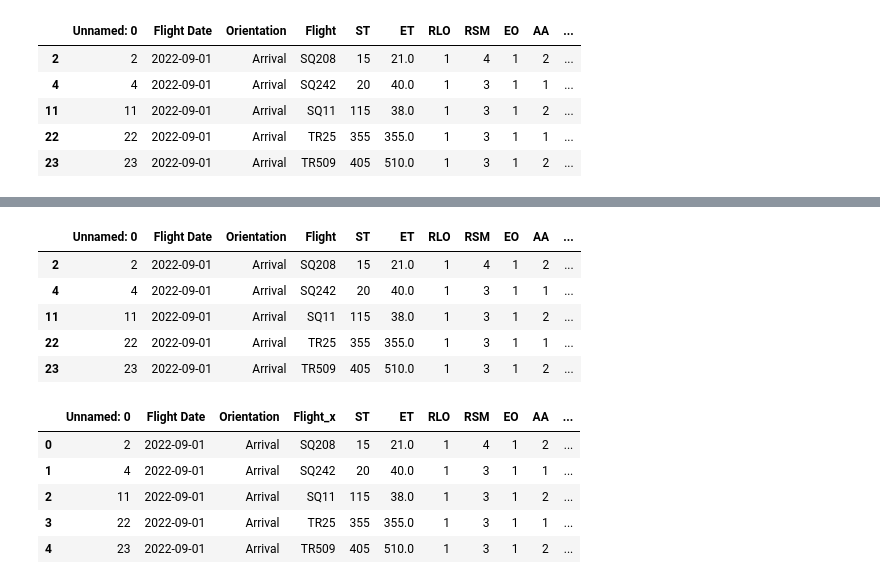
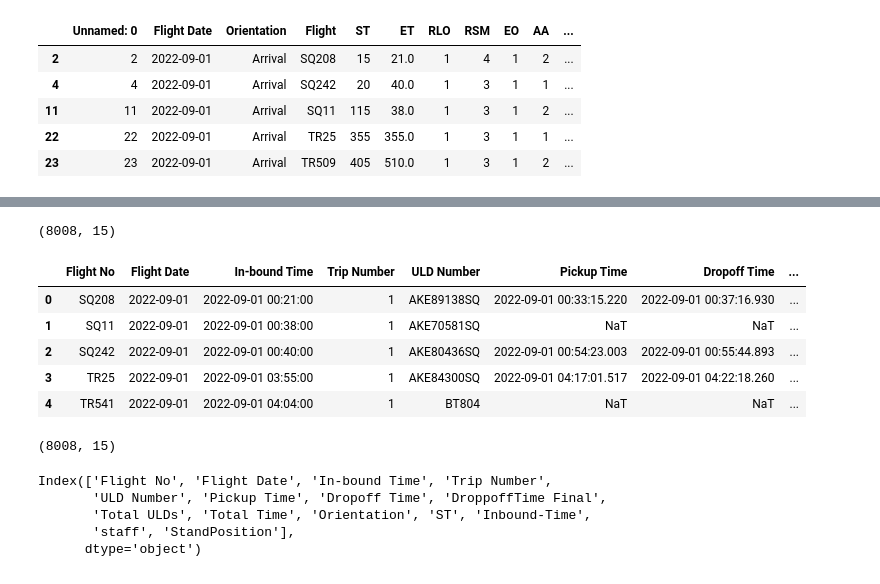
Before and after one commit to mishi-sarfraz/pythonProjects, a Jupyter notebook: FlightData.ipynb, the cells around one changed output, grey strips where cells are left out. Drawn from its saved outputs; the diff is of its cells as text; code cells hidden in the pictures.

```diff
--- a/FlightData.ipynb
+++ b/FlightData.ipynb
@@ -1640,0 +1839,4 @@ datastaff = datastaff.assign(Total = datastaff[~datastaff['Flight'].isin(dataBug
+# %%
+dataBay.rename(columns={'ArrivalFlight':'Flight No','AIBTDateTimeOffset':'In-bound Time'},inplace=True)
+# %%
+datasBB=datastaffBugagge.merge(dataBay,on=['In-bound Time','Flight No'],how='left')
@@ -1640,0 +1867,4 @@ datastaff = datastaff.assign(Total = datastaff[~datastaff['Flight'].isin(dataBug
+# %%
+# datasBB.drop(columns= {['RLO ', 'RSM', 'EO', 'AA']} ,inplace=True)
+# drop column by indexes
+datasBB.drop(datasBB.columns[[10,14,15,16,17]],axis=1,inplace=True)
@@ -1641,18 +1891,16 @@ datastaff = datastaff.assign(Total = datastaff[~datastaff['Flight'].isin(dataBug
+# %%
+# datasBB.drop(datasBB.columns[[15:]],inplace=True)
+datasBB.drop(datasBB.columns[15:],axis=1,inplace=True)
+# %%
+datasBB.shape
+# %% [output]
+(8008, 15)
 # %%
-datastaff.head()
+datasBB.head()
 # %% [output]
-|  | Unnamed: 0 | Flight Date | Orientation | Flight | ST | ET | RLO | RSM | EO | AA | ... |
-| 2 | 2 | 2022-09-01 | Arrival | SQ208 | 15 | 21.0 | 1 | 4 | 1 | 2 | ... |
-| 4 | 4 | 2022-09-01 | Arrival | SQ242 | 20 | 40.0 | 1 | 3 | 1 | 1 | ... |
-| 11 | 11 | 2022-09-01 | Arrival | SQ11 | 115 | 38.0 | 1 | 3 | 1 | 2 | ... |
-| 22 | 22 | 2022-09-01 | Arrival | TR25 | 355 | 355.0 | 1 | 3 | 1 | 1 | ... |
-| 23 | 23 | 2022-09-01 | Arrival | TR509 | 405 | 510.0 | 1 | 3 | 1 | 2 | ... |
+|  | Flight No | Flight Date | In-bound Time | Trip Number | ULD Number | Pickup Time | Dropoff Time | ... |
+| 0 | SQ208 | 2022-09-01 | 2022-09-01 00:21:00 | 1 | AKE89138SQ | 2022-09-01 00:33:15.220 | 2022-09-01 00:37:16.930 | ... |
+| 1 | SQ11 | 2022-09-01 | 2022-09-01 00:38:00 | 1 | AKE70581SQ | NaT | NaT | ... |
+| 2 | SQ242 | 2022-09-01 | 2022-09-01 00:40:00 | 1 | AKE80436SQ | 2022-09-01 00:54:23.003 | 2022-09-01 00:55:44.893 | ... |
+| 3 | TR25 | 2022-09-01 | 2022-09-01 03:55:00 | 1 | AKE84300SQ | 2022-09-01 04:17:01.517 | 2022-09-01 04:22:18.260 | ... |
+| 4 | TR541 | 2022-09-01 | 2022-09-01 04:04:00 | 1 | BT804 | NaT | NaT | ... |
-# %%
-datastaff.head()
-# %% [output]
-|  | Unnamed: 0 | Flight Date | Orientation | Flight_x | ST | ET | RLO | RSM | EO | AA | ... |
-| 0 | 2 | 2022-09-01 | Arrival | SQ208 | 15 | 21.0 | 1 | 4 | 1 | 2 | ... |
-| 1 | 4 | 2022-09-01 | Arrival | SQ242 | 20 | 40.0 | 1 | 3 | 1 | 1 | ... |
-| 2 | 11 | 2022-09-01 | Arrival | SQ11 | 115 | 38.0 | 1 | 3 | 1 | 2 | ... |
-| 3 | 22 | 2022-09-01 | Arrival | TR25 | 355 | 355.0 | 1 | 3 | 1 | 1 | ... |
-| 4 | 23 | 2022-09-01 | Arrival | TR509 | 405 | 510.0 | 1 | 3 | 1 | 2 | ... |
@@ -1658,0 +1913,12 @@ datastaff.head()
+# %%
+datasBB.shape
+# %% [output]
+(8008, 15)
+# %%
+datasBB.columns
+# %% [output]
+Index(['Flight No', 'Flight Date', 'In-bound Time', 'Trip Number',
+       'ULD Number', 'Pickup Time', 'Dropoff Time', 'DroppoffTime Final',
+       'Total ULDs', 'Total Time', 'Orientation', 'ST', 'Inbound-Time',
+       'staff', 'StandPosition'],
+      dtype='object')
```
Also changed, not shown: parts of 55 cells of this notebook.
